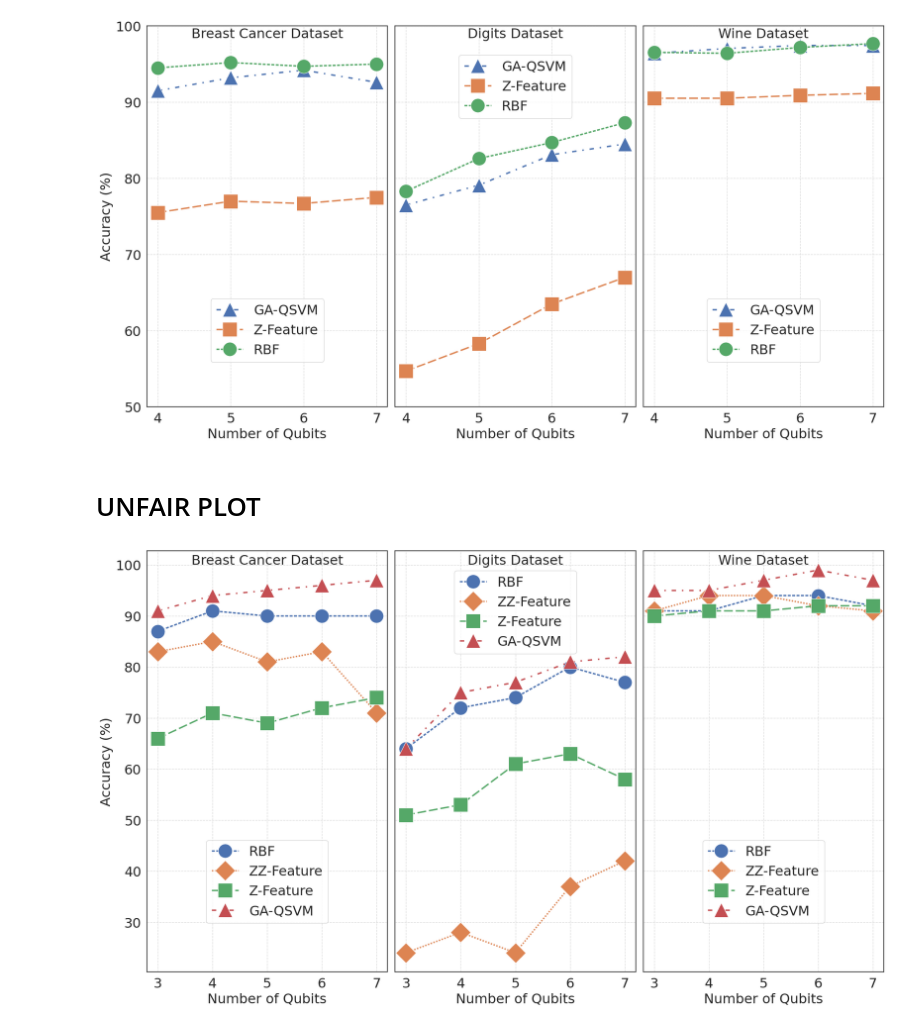
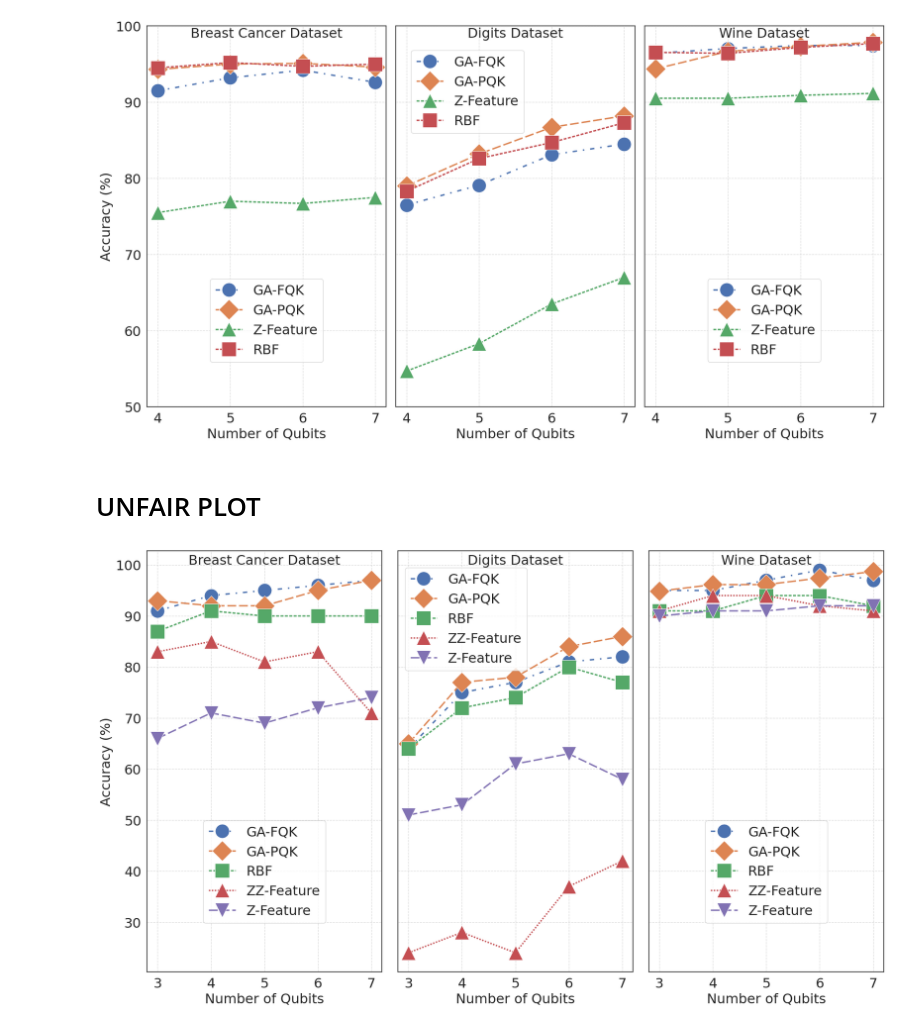
Before and after one commit to vutuanhai237/GA-QSVM, a Jupyter notebook: plot.ipynb, the cells around one changed output. Saved outputs shown, nothing was run; the diff lists cells and outputs as text; code cells hidden in the pictures.

```diff
--- a/plot.ipynb
+++ b/plot.ipynb
@@ -10,7 +10,8 @@ import matplotlib
 # Data for the first plot (Breast Cancer)
 data_cancer = {
     'Qubit': [4, 5, 6, 7],
-    'GA-QSVM': [91.5, 93.2, 94.2, 92.6],
+    'GA-FQK': [91.5, 93.2, 94.2, 92.6],
+    'GA-PQK': [94.3, 95, 95.1, 94.6],
     'Z-Feature': [75.5, 77.0, 76.7, 77.5],
     'RBF': [94.5, 95.2, 94.7, 95.0]
 }
@@ -19,7 +20,8 @@ df_cancer = pd.DataFrame(data_cancer).set_index('Qubit')
 # Data for the second plot (Digits)
 data_digits = {
     'Qubit': [4, 5, 6, 7],
-    'GA-QSVM': [76.5, 79.1, 83.1, 84.5],
+    'GA-FQK': [76.5, 79.1, 83.1, 84.5],
+    'GA-PQK': [79, 83.2, 86.7, 88.2],
     'Z-Feature': [54.7, 58.3, 63.5, 67.0],
     'RBF': [78.3, 82.6, 84.7, 87.3]
 }
@@ -28,7 +30,8 @@ df_digits = pd.DataFrame(data_digits).set_index('Qubit')
 # Data for the third plot (Wine)
 data_wine = {
     'Qubit': [4, 5, 6, 7],
-    'GA-QSVM': [96.41, 97.05, 97.44, 97.43],
+    'GA-FQK': [96.41, 97.05, 97.44, 97.43],
+    'GA-PQK': [94.36, 96.67, 97.31, 97.87],
     'Z-Feature': [90.51, 90.51, 90.9, 91.15],
     'RBF': [96.54, 96.41, 97.18, 97.69]
 }
@@ -38,8 +41,8 @@ df_wine = pd.DataFrame(data_wine).set_index('Qubit')
 sns.set_theme(style="white")
 
 # Define the markers for each algorithm
-markers = {'GA-QSVM': '^', 'Z-Feature': 's', 'RBF': 'o'}
-dashes = {'GA-QSVM': (3, 4, 1, 4), 'Z-Feature': (6,2), 'RBF': (2 , 1)}
+markers = {'GA-FQK': 'o', 'GA-PQK': 'D', 'Z-Feature': '^', 'RBF': 's'}
+dashes = {'GA-FQK': (3, 4, 1, 4), 'GA-PQK': (6,2), 'Z-Feature': (2 , 1), 'RBF': (2 , 1)}
 
 fig, axes = plt.subplots(1, 3, figsize=(19, 11), sharex=True, sharey=True)
 
@@ -83,7 +86,7 @@ for ax in axes:
 handles, labels = axes[2].get_legend_handles_labels()
 axes[2].get_legend().remove() # Remove the individual legend from the third plot
 axes[0].legend(handles, labels, loc='lower center', bbox_to_anchor=(0.5, 0.1), ncol=1, fontsize=23, title="", numpoints=1, title_fontsize=15)
-axes[1].legend(handles, labels, loc='lower center', bbox_to_anchor=(0.5, 0.74), ncol=1, fontsize=23, title="", numpoints=1, title_fontsize=15)
+axes[1].legend(handles, labels, loc='lower center', bbox_to_anchor=(0.3, 0.7), ncol=1, fontsize=23, title="", numpoints=1, title_fontsize=15)
 axes[2].legend(handles, labels, loc='lower center', bbox_to_anchor=(0.5, 0.1), ncol=1, fontsize=23, title="", numpoints=1, title_fontsize=15)
 
 # Adjust layout to prevent titles and legend from overlapping
@@ -92,7 +95,7 @@ plt.subplots_adjust(bottom=0.15) # Make space for the bottom legend
 
 plt.show()
 # %% [output]
-[figure, old version]
+[figure, new version]
 # %% [markdown]
 # UNFAIR PLOT
 # %%
@@ -106,30 +109,33 @@ import matplotlib.pyplot as plt
 # Data for the Wine Dataset
 data_wine = {
     'Qubit': list(range(3, 8)),
+    'GA-FQK': [95, 95, 97, 99, 97],
+    'GA-PQK': [94.872, 96.154, 96.154, 97.436, 98.718],
     'RBF': [91, 91, 94, 94, 92],
     'ZZ-Feature': [91, 94, 94, 92, 91],
     'Z-Feature': [90, 91, 91, 92, 92],  # ZFeatureMap data
-    'GA-QSVM': [95, 95, 97, 99, 97]
 }
 df_wine = pd.DataFrame(data_wine).set_index('Qubit')
 
 # Data for the Breast Cancer Dataset
 data_cancer = {
     'Qubit': list(range(3, 8)),
+    'GA-FQK': [91, 94, 95, 96, 97],
+    'GA-PQK': [93, 92, 92, 95, 97],
     'RBF': [87, 91, 90, 90, 90],
     'ZZ-Feature': [83, 85, 81, 83, 71],
     'Z-Feature': [66, 71, 69, 72, 74],  # ZFeatureMap data
-    'GA-QSVM': [91, 94, 95, 96, 97]
 }
 df_cancer = pd.DataFrame(data_cancer).set_index('Qubit')
 
 # Data for the Digits Dataset
 data_digits = {
     'Qubit': list(range(3, 8)),
+    'GA-FQK': [64, 75, 77, 81, 82],
+    'GA-PQK': [65, 77, 78, 84, 86],
     'RBF': [64, 72, 74, 80, 77],
     'ZZ-Feature': [24, 28, 24, 37, 42],
     'Z-Feature': [51, 53, 61, 63, 58],  # ZFeatureMap data
-    'GA-QSVM': [64, 75, 77, 81, 82]
 }
 df_digits = pd.DataFrame(data_digits).set_index('Qubit')
 
@@ -137,9 +143,12 @@ df_digits = pd.DataFrame(data_digits).set_index('Qubit')
 # Set seaborn style
 sns.set_theme(style="white")
 
+# markers = {'GA-FQK': 'o', 'GA-PQK': 'D', 'Z-Feature': '^', 'RBF': 's'}
+# dashes = {'GA-FQK': (3, 4, 1, 4), 'GA-PQK': (6,2), 'Z-Feature': (2 , 1), 'RBF': (2 , 1)}
+
 # Define the markers for each algorithm
-markers = {'GA-QSVM': '^', 'ZZ-Feature': 'D', 'Z-Feature': 's', 'RBF': 'o'}
-dashes = {'GA-QSVM': (3, 4, 1, 4), 'ZZ-Feature': (1, 1), 'Z-Feature': (6, 2), 'RBF': (2 , 1)}
+markers = {'GA-FQK': 'o', 'GA-PQK': 'D', 'ZZ-Feature': '^', 'Z-Feature': 'v', 'RBF': 's'}
+dashes = {'GA-FQK': (3, 4, 1, 4), 'GA-PQK': (6,2), 'ZZ-Feature': (1, 1), 'Z-Feature': (6, 2), 'RBF': (2 , 1)}
 
 fig, axes = plt.subplots(1, 3, figsize=(19, 12), sharex=True, sharey=True)
 
@@ -159,32 +168,32 @@ axes[1].set_ylabel('') # Remove redundant y-axis label
 # We plot with a legend here so we can grab the handles and labels from it
 sns.lineplot(data=df_wine, markers=markers, linewidth=2.5, markersize=24, dashes=dashes, ax=axes[2])
 axes[2].set_title('Wine Dataset', fontsize=23, y=0.96)
 axes[2].set_ylabel('') # Remove redundant y-axis label
 axes[2].set_xlabel('Number of Qubits', fontsize=23)
 
 # Set integer ticks for the shared x-axis
 for ax in axes:
     ax.set_xticks(ticks=df_wine.index)
     ax.set_xticklabels(labels=df_wine.index, fontsize=23)
 
 y_ticks = np.arange(30, 101, 10)
 axes[0].set_yticks(y_ticks)
 axes[0].tick_params(axis='y', labelsize=23)
 
 for ax in axes:
     ax.grid(axis='both', linestyle='--', alpha=0.7)
 
 # Create a single shared legend from the last plot (which has the legend data)
 handles, labels = axes[2].get_legend_handles_labels()
 axes[2].get_legend().remove() # Remove the individual legend from the third plot
 axes[0].legend(handles, labels, loc='lower center', bbox_to_anchor=(0.5, 0.1), ncol=1, fontsize=23, title="", numpoints=1, title_fontsize=15)
-axes[1].legend(handles, labels, loc='lower center', bbox_to_anchor=(0.5, 0.74), ncol=1, fontsize=23, title="", numpoints=1, title_fontsize=15)
+axes[1].legend(handles, labels, loc='lower center', bbox_to_anchor=(0.29, 0.7), ncol=1, fontsize=23, title="", numpoints=1, title_fontsize=15)
 axes[2].legend(handles, labels, loc='lower center', bbox_to_anchor=(0.5, 0.1), ncol=1, fontsize=23, title="", numpoints=1, title_fontsize=15)
 
 # Adjust layout to prevent titles and legend from overlapping
 plt.tight_layout()
 plt.subplots_adjust(bottom=0.15) # Make space for the bottom legend
 
 plt.show()
 # %% [output]
-[figure, old version]
+[figure, new version]
```
Also changed, not shown: 3 other files.
